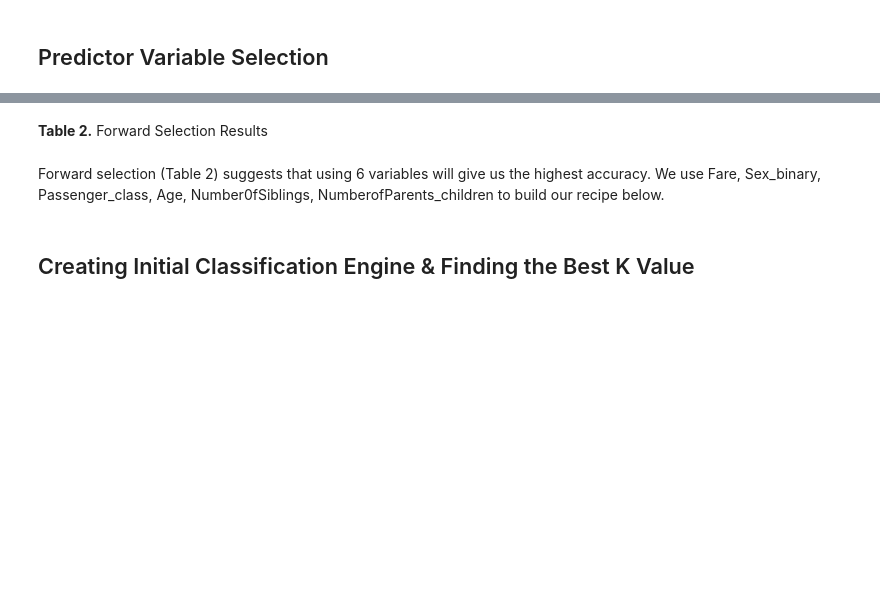
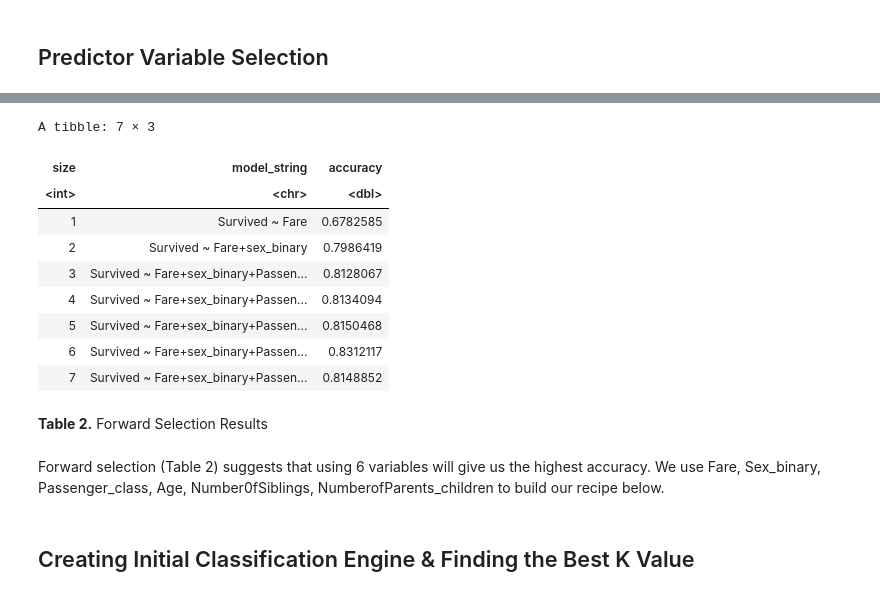
Before and after one commit to zhang17s/DSCI-100-Group-Project-, a Jupyter notebook: Group 33 Final Project1.ipynb, the cells around one changed output, grey strips where cells are left out. Saved outputs shown, nothing was run; the diff lists cells and outputs as text; code cells hidden in the pictures; blank space fills up the shorter version.

```diff
--- a/Group 33 Final Project1.ipynb
+++ b/Group 33 Final Project1.ipynb
@@ -261,6 +261,7 @@ We then use the predictors and K value identified to code our final model, and e
 ## Predictor Variable Selection
 # %%
 set.seed(911)
+boat_train <- boat_train |> na.omit()
 
 boat_train_model <- boat_train |>
     select(-Sex)
@@ -332,3 +276,71 @@ accuracies
+# %%
+set.seed(911)
+
+names <- c("Passenger_Class", "Age", "Number0fSiblings", "NumberofParents_children", "Fare","sex_binary","Embarked_numeric")
+
+# create an empty tibble to store the results
+accuracies <- tibble(size = integer(),
+                     model_string = character(),
+                     accuracy = numeric())
+
+
+# store the total number of predictors
+n_total <- length(names)
+
+# stores selected predictors
+selected <- c()
+
+# for every size from 1 to the total number of predictors
+for (i in 1:n_total) {
+    # for every predictor still not added yet
+    accs <- list()
+    models <- list()
+    for (j in 1:length(names)) {
+        # create a model string for this combination of predictors
+        preds_new <- c(selected, names[[j]])
+        model_string <- paste("Survived", "~", paste(preds_new, collapse="+"))
+
+        # create a recipe from the model string
+        boat_recipe <- recipe(as.formula(model_string),
+                                data = boat_train_model) |>
+                          step_scale(all_predictors()) |>
+                          step_center(all_predictors())
+
+        # tune the KNN classifier with these predictors,
+        # and collect the accuracy for the best K
+        acc <- workflow() |>
+          add_recipe(boat_recipe) |>
+          add_model(boat_spec_tune) |>
+          tune_grid(resamples = boat_vfold, grid = k_vals) |>
+          collect_metrics() |>
+          filter(.metric == "accuracy") |>
+          summarize(mx = max(mean))
+        acc <- acc$mx |> unlist()
+
+        # add this result to the dataframe
+        accs[[j]] <- acc
+        models[[j]] <- model_string
+    }
+    jstar <- which.max(unlist(accs))
+    accuracies <- accuracies |>
+      add_row(size = i,
+              model_string = models[[jstar]],
+              accuracy = accs[[jstar]])
+    selected <- c(selected, names[[jstar]])
+    names <- names[-jstar]
+}
+accuracies
+# %% [output]
+A tibble: 7 × 3
+| size | model_string | accuracy |
+| <int> | <chr> | <dbl> |
+| 1 | Survived ~ Fare | 0.6782585 |
+| 2 | Survived ~ Fare+sex_binary | 0.7986419 |
+| 3 | Survived ~ Fare+sex_binary+Passen... | 0.8128067 |
+| 4 | Survived ~ Fare+sex_binary+Passen... | 0.8134094 |
+| 5 | Survived ~ Fare+sex_binary+Passen... | 0.8150468 |
+| 6 | Survived ~ Fare+sex_binary+Passen... | 0.8312117 |
+| 7 | Survived ~ Fare+sex_binary+Passen... | 0.8148852 |
 # %% [markdown]
 **Table 2.** Forward Selection Results
 # %% [markdown]
```
Also changed, not shown: parts of 17 cells of this notebook.
